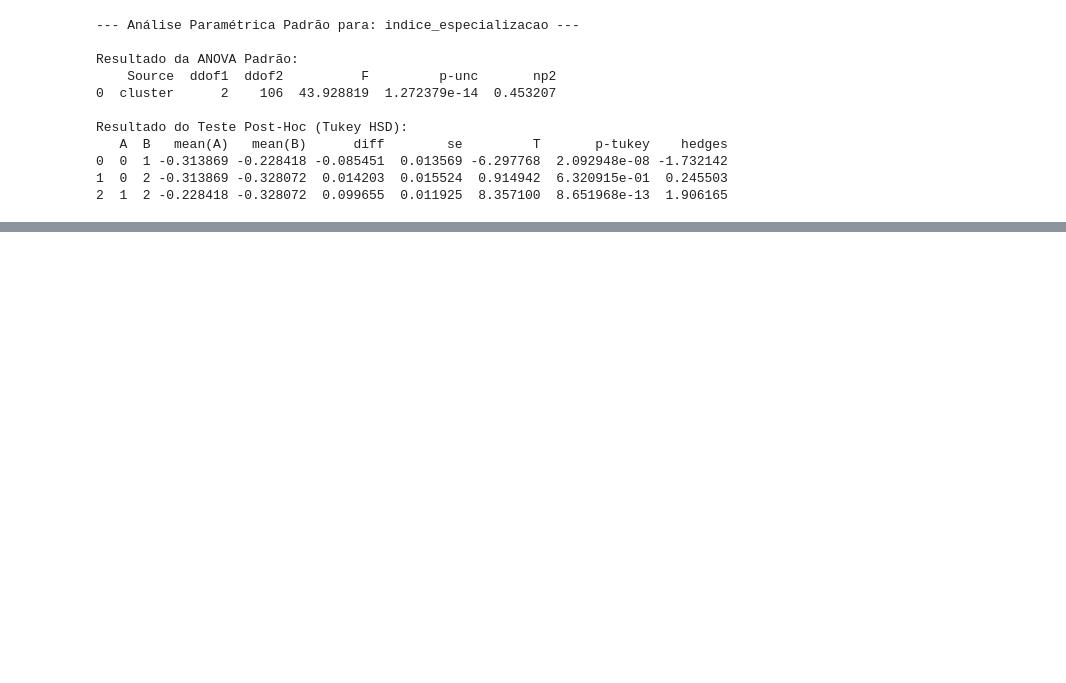
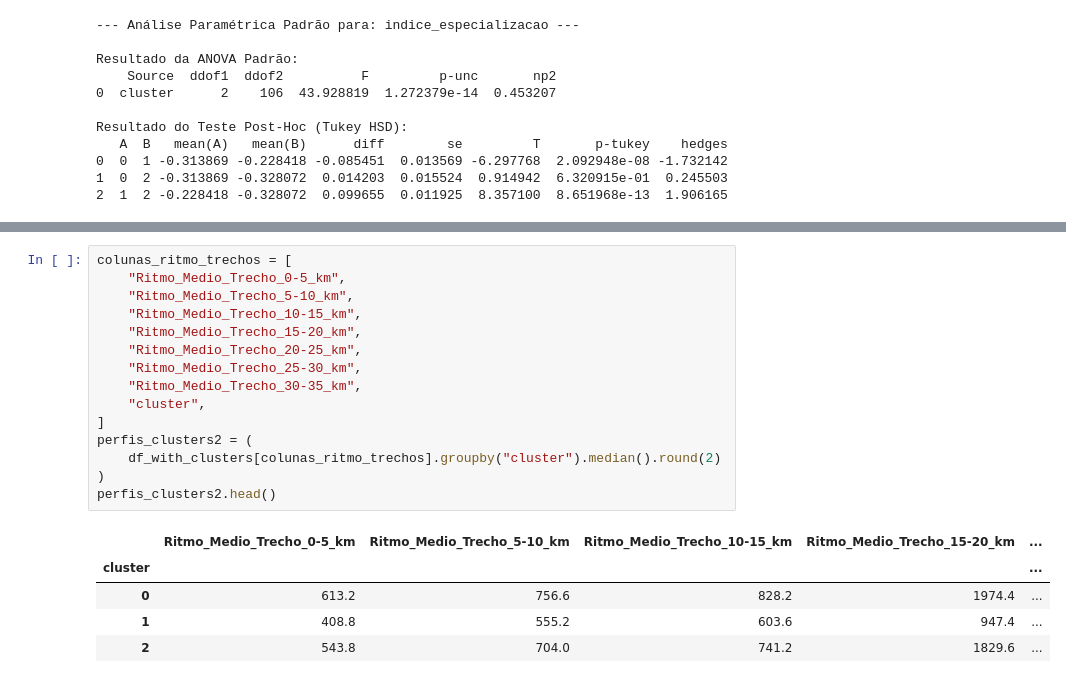
Before and after one commit to joaomts/-strava_analytics, a Jupyter notebook: analises_finais.ipynb, the cells around one changed output, grey strips where cells are left out. Cells and saved outputs as stored; diff of their text form; blank space fills up the shorter version.

```diff
--- a/analises_finais.ipynb
+++ b/analises_finais.ipynb
@@ -774,0 +929,21 @@ Resultado do Teste Post-Hoc (Tukey HSD):
+# %%
+colunas_ritmo_trechos = [
+    "Ritmo_Medio_Trecho_0-5_km",
+    "Ritmo_Medio_Trecho_5-10_km",
+    "Ritmo_Medio_Trecho_10-15_km",
+    "Ritmo_Medio_Trecho_15-20_km",
+    "Ritmo_Medio_Trecho_20-25_km",
+    "Ritmo_Medio_Trecho_25-30_km",
+    "Ritmo_Medio_Trecho_30-35_km",
+    "cluster",
+]
+perfis_clusters2 = (
+    df_with_clusters[colunas_ritmo_trechos].groupby("cluster").median().round(2)
+)
+perfis_clusters2.head()
+# %% [output]
+|  | Ritmo_Medio_Trecho_0-5_km | Ritmo_Medio_Trecho_5-10_km | Ritmo_Medio_Trecho_10-15_km | Ritmo_Medio_Trecho_15-20_km | ... |
+| cluster |  |  |  |  | ... |
+| 0 | 613.2 | 756.6 | 828.2 | 1974.4 | ... |
+| 1 | 408.8 | 555.2 | 603.6 | 947.4 | ... |
+| 2 | 543.8 | 704.0 | 741.2 | 1829.6 | ... |
```
Also changed, not shown: parts of 15 cells of this notebook.
